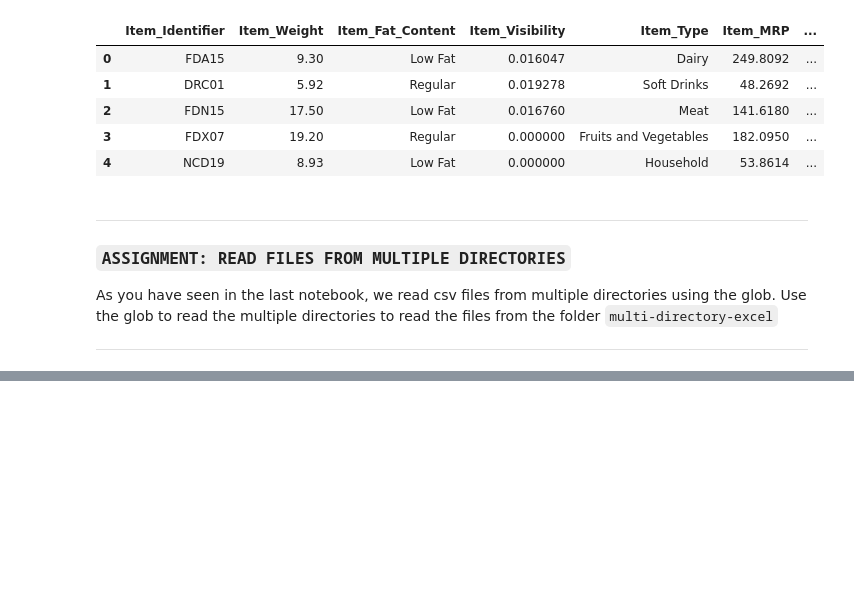
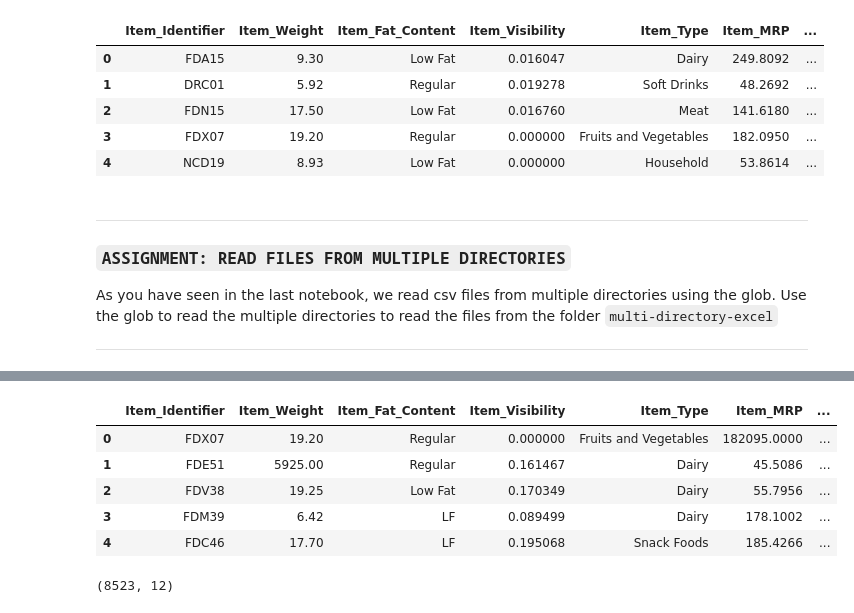
Before and after one commit to JapiKredi/Pinnacle_AI_program_AnalyticsVidyha, a Jupyter notebook: 2_EXCEL_FILES.ipynb, the cells around one changed output, grey strips where cells are left out. Drawn from its saved outputs; the diff is of its cells as text; code cells hidden in the pictures; blank space fills up the shorter version.

```diff
--- a/2_EXCEL_FILES.ipynb
+++ b/2_EXCEL_FILES.ipynb
@@ -177,0 +186,4 @@ As you have seen in the last notebook, we read csv files from multiple directori
+# %%
+# list all the files in the folder
+for directory in glob.glob('/content/drive/My Drive/reading_excel/datasets/multi-directory-excel/*'):
+  print(directory)
@@ -177,0 +200,6 @@ As you have seen in the last notebook, we read csv files from multiple directori
+# %%
+# iterate through each of the files
+for directory in glob.glob('/content/drive/My Drive/reading_excel/datasets/multi-directory-excel/*'):
+
+    for files in glob.glob(directory + '/*'):
+        print(files)
@@ -177,0 +216,27 @@ As you have seen in the last notebook, we read csv files from multiple directori
+# %%
+# list to store data frames
+data_frame_list = []
+
+# iterate through each folder
+for directory in glob.glob('/content/drive/My Drive/reading_excel/datasets/multi-directory-excel/*'):
+
+    # iterate through each file
+    for files in glob.glob(directory + '/*'):
+        # read and append the data frame
+        data_frame_list.append(pd.read_excel(files))
+# %%
+# concatenate the dataframes
+final_data = pd.concat(data_frame_list)
+# %%
+final_data.head()
+# %% [output]
+|  | Item_Identifier | Item_Weight | Item_Fat_Content | Item_Visibility | Item_Type | Item_MRP | ... |
+| 0 | FDX07 | 19.20 | Regular | 0.000000 | Fruits and Vegetables | 182095.0000 | ... |
+| 1 | FDE51 | 5925.00 | Regular | 0.161467 | Dairy | 45.5086 | ... |
+| 2 | FDV38 | 19.25 | Low Fat | 0.170349 | Dairy | 55.7956 | ... |
+| 3 | FDM39 | 6.42 | LF | 0.089499 | Dairy | 178.1002 | ... |
+| 4 | FDC46 | 17.70 | LF | 0.195068 | Snack Foods | 185.4266 | ... |
+# %%
+final_data.shape
+# %% [output]
+(8523, 12)
```
Also changed, not shown: parts of 13 cells of this notebook.
